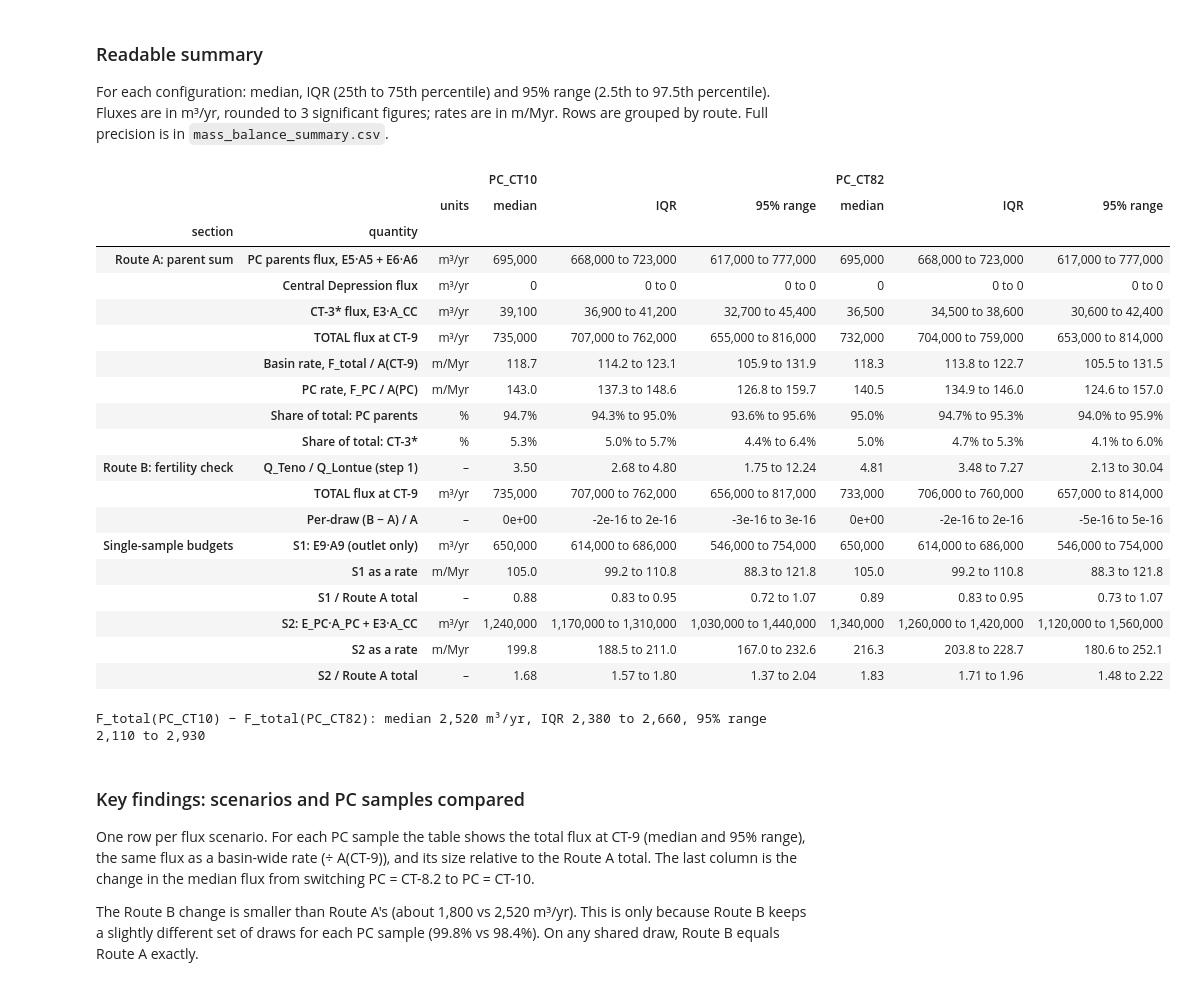
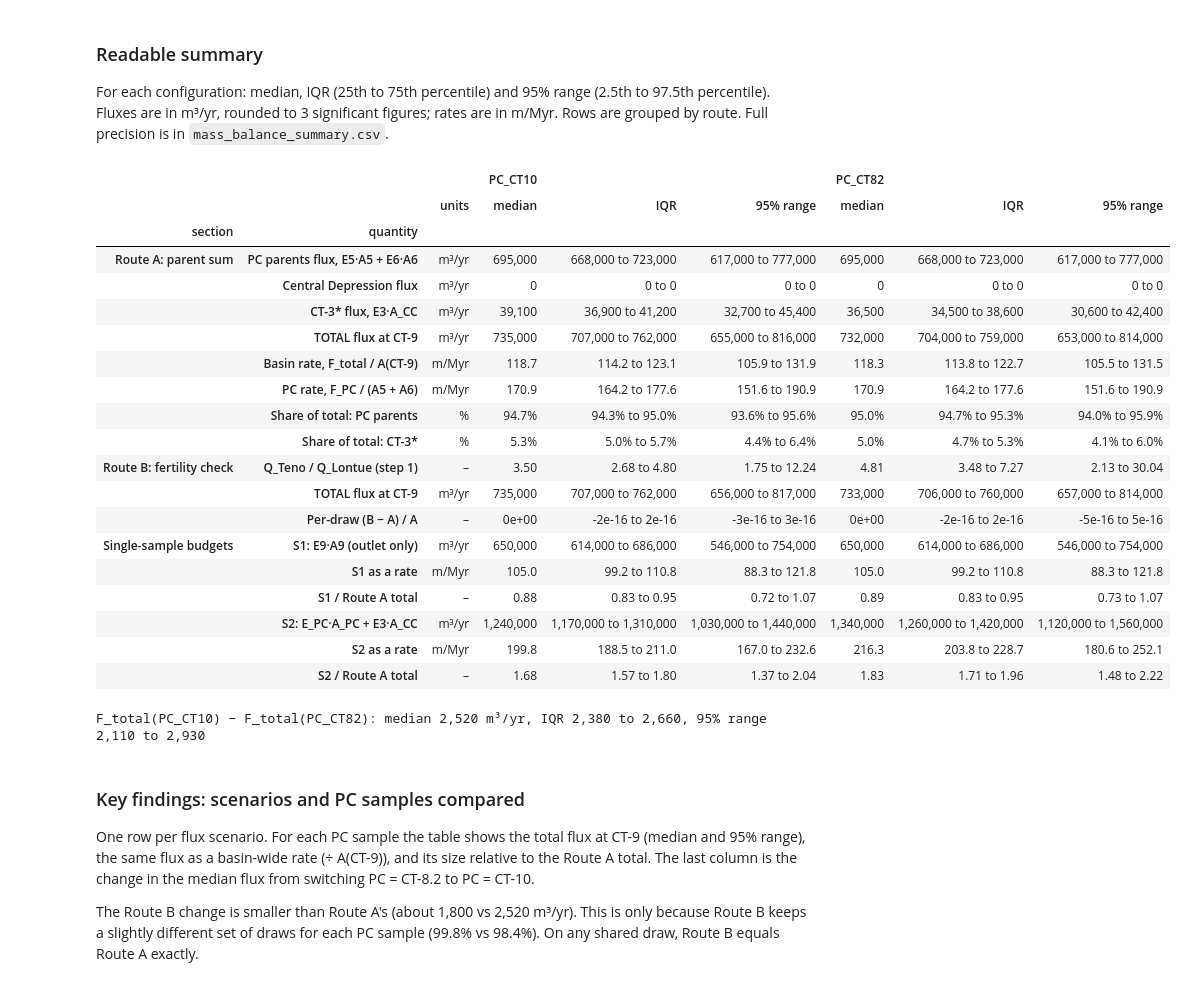
Before and after one commit to GrantPLong/MataquitoWatershedAnalysis, a Jupyter notebook: Mataquito/notebooks/10_mass_balance.ipynb, the cells around one changed output. Saved outputs shown, nothing was run; the diff lists cells and outputs as text; code cells hidden in the pictures.

```diff
--- a/Mataquito/notebooks/10_mass_balance.ipynb
+++ b/Mataquito/notebooks/10_mass_balance.ipynb
@@ -176,7 +180,9 @@ def run_config(cfg, pc):
     F_CC = E3 * A_CC                         # CT-3 rate applied to this configuration's CT-3* area
     F_total = F_PC + F_CD + F_CC             # m^3/yr leaving CT-9
     E_mass = F_total / A['CT-9']             # area-normalised, mass-weighted basin rate, m/Myr
-    E_PC_mass = F_PC / A[pc]                 # parent flux spread over the whole PC basin, m/Myr
+    # PC rate over the parent area A(CT-5) + A(CT-6), m/Myr. The Central Depression is a non-contributing
+    # transfer zone (F_CD = 0), so its area is excluded from the denominator.
+    E_PC_mass = F_PC / A_par
 
     # ---- Route B step 1: CT-5 (A, Teno) & CT-6 (B, Lontué) -> PC ----
     # q1 = Q_Teno/Q_Lontue, R1 = quartz flux ratio; both already masked to physical draws m1
@@ -216,7 +222,7 @@ def run_config(cfg, pc):
     return {
         'F_PC (A)': ('m3/yr', F_PC), 'F_CD (A)': ('m3/yr', F_CD), 'F_CC (A)': ('m3/yr', F_CC),
         'F_total (A)': ('m3/yr', F_total), 'E_mass (A)': ('m/Myr', E_mass),
-        'E_PC_mass = F_PC/A(PC) (A)': ('m/Myr', E_PC_mass),
+        'E_PC_mass = F_PC/(A5+A6) (A)': ('m/Myr', E_PC_mass),
         'share_PC (A)': ('fraction', F_PC / F_total), 'share_CD (A)': ('fraction', F_CD / F_total),
         'share_CC (A)': ('fraction', F_CC / F_total),
         'q1 = Q_Teno/Q_Lontue (B)': ('ratio', q1),
@@ -231,7 +237,7 @@ def run_config(cfg, pc):
 RES = {cfg: run_config(cfg, pc) for cfg, pc in CONFIGS.items()}
 for cfg in CONFIGS:
     print(f"{cfg}: median F_total {np.median(RES[cfg]['F_total (A)'][1]):,.0f} m^3/yr; "
-          f"F_PC/A(PC) {np.median(RES[cfg]['E_PC_mass = F_PC/A(PC) (A)'][1]):.1f} m/Myr")
+          f"F_PC/(A5+A6) {np.median(RES[cfg]['E_PC_mass = F_PC/(A5+A6) (A)'][1]):.1f} m/Myr")
 # %% [output]
 PC_CT10: Route B joint retention 99.8%; per-draw rel. diff median 0.00e+00 [-3.41e-16, 3.46e-16]; median diff same draws +0.000%, full ensemble +0.014%
 PC_CT82: Route B joint retention 98.4%; per-draw rel. diff median 0.00e+00 [-5.13e-16, 5.21e-16]; median diff same draws +0.000%, full ensemble +0.107%
@@ -285,7 +291,7 @@ LAYOUT = [
     ('Route A: parent sum', 'CT-3* flux, E3·A_CC', 'F_CC (A)', 'm3/yr'),
     ('Route A: parent sum', 'TOTAL flux at CT-9', 'F_total (A)', 'm3/yr'),
     ('Route A: parent sum', 'Basin rate, F_total / A(CT-9)', 'E_mass (A)', 'm/Myr'),
-    ('Route A: parent sum', 'PC rate, F_PC / A(PC)', 'E_PC_mass = F_PC/A(PC) (A)', 'm/Myr'),
+    ('Route A: parent sum', 'PC rate, F_PC / (A5 + A6)', 'E_PC_mass = F_PC/(A5+A6) (A)', 'm/Myr'),
     ('Route A: parent sum', 'Share of total: PC parents', 'share_PC (A)', 'fraction'),
     ('Route A: parent sum', 'Share of total: CT-3*', 'share_CC (A)', 'fraction'),
     ('Route B: fertility check', 'Q_Teno / Q_Lontue (step 1)', 'q1 = Q_Teno/Q_Lontue (B)', 'ratio'),
@@ -311,34 +317,34 @@ def cells(x, units):
     f = FMT[units]
     p = np.percentile(x, [50, 25, 75, 2.5, 97.5])
     return f(p[0]), f'{f(p[1])} to {f(p[2])}', f'{f(p[3])} to {f(p[4])}'
 
 STATS = ['median', 'IQR', '95% range']
 UNIT_LABEL = {'m3/yr': 'm³/yr', 'm/Myr': 'm/Myr', 'fraction': '%', 'ratio': '–', 'tiny': '–'}
 records = []
 for sec, lab, key, u in LAYOUT:
     rec = {('', 'units'): UNIT_LABEL[u]}
     for cfg in CONFIGS:                                   # one block of three columns per configuration
         rec.update(zip([(cfg, s) for s in STATS], cells(RES[cfg][key][1], u)))
     records.append(rec)
 readable = pd.DataFrame(records, index=pd.MultiIndex.from_tuples(
     [(sec, lab) for sec, lab, _, _ in LAYOUT], names=['section', 'quantity']))  # group rows by route
 readable.columns = pd.MultiIndex.from_tuples(readable.columns)                  # configuration over stat
 
 display(readable)   # renders as an HTML table in Jupyter
 
 # Cross-configuration difference on its own line (it belongs to neither configuration)
 med, iqr, ci = cells(dF, 'm3/yr')
 print(f'F_total(PC_CT10) − F_total(PC_CT82): median {med} m³/yr, IQR {iqr}, 95% range {ci}')
 # %% [output]
 |  |  |  | PC_CT10 |  |  | PC_CT82 |  |  |
 |  |  | units | median | IQR | 95% range | median | IQR | 95% range |
 | section | quantity |  |  |  |  |  |  |  |
 | Route A: parent sum | PC parents flux, E5·A5 + E6·A6 | m³/yr | 695,000 | 668,000 to 723,000 | 617,000 to 777,000 | 695,000 | 668,000 to 723,000 | 617,000 to 777,000 |
 |  | Central Depression flux | m³/yr | 0 | 0 to 0 | 0 to 0 | 0 | 0 to 0 | 0 to 0 |
 |  | CT-3* flux, E3·A_CC | m³/yr | 39,100 | 36,900 to 41,200 | 32,700 to 45,400 | 36,500 | 34,500 to 38,600 | 30,600 to 42,400 |
 |  | TOTAL flux at CT-9 | m³/yr | 735,000 | 707,000 to 762,000 | 655,000 to 816,000 | 732,000 | 704,000 to 759,000 | 653,000 to 814,000 |
 |  | Basin rate, F_total / A(CT-9) | m/Myr | 118.7 | 114.2 to 123.1 | 105.9 to 131.9 | 118.3 | 113.8 to 122.7 | 105.5 to 131.5 |
-|  | PC rate, F_PC / A(PC) | m/Myr | 143.0 | 137.3 to 148.6 | 126.8 to 159.7 | 140.5 | 134.9 to 146.0 | 124.6 to 157.0 |
+|  | PC rate, F_PC / (A5 + A6) | m/Myr | 170.9 | 164.2 to 177.6 | 151.6 to 190.9 | 170.9 | 164.2 to 177.6 | 151.6 to 190.9 |
 |  | Share of total: PC parents | % | 94.7% | 94.3% to 95.0% | 93.6% to 95.6% | 95.0% | 94.7% to 95.3% | 94.0% to 95.9% |
 |  | Share of total: CT-3* | % | 5.3% | 5.0% to 5.7% | 4.4% to 6.4% | 5.0% | 4.7% to 5.3% | 4.1% to 6.0% |
 | Route B: fertility check | Q_Teno / Q_Lontue (step 1) | – | 3.50 | 2.68 to 4.80 | 1.75 to 12.24 | 4.81 | 3.48 to 7.27 | 2.13 to 30.04 |
```
Also changed, not shown: parts of 7 cells of this notebook, 14 other files.
